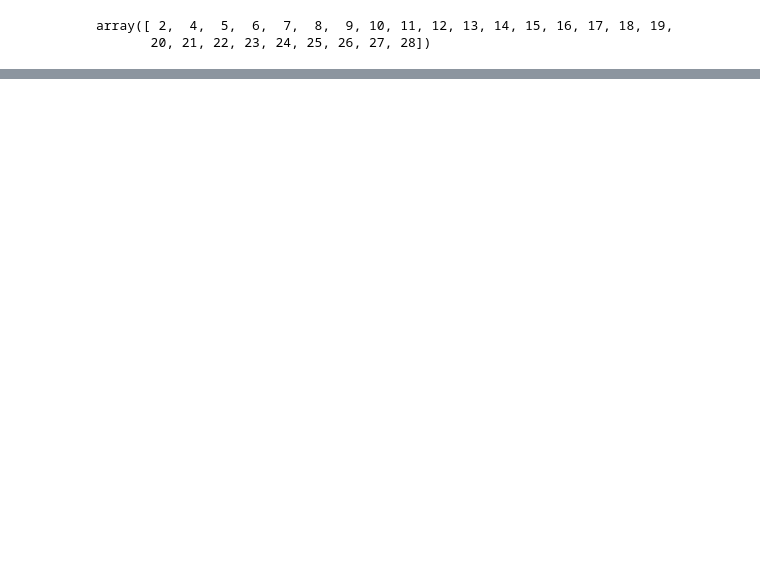
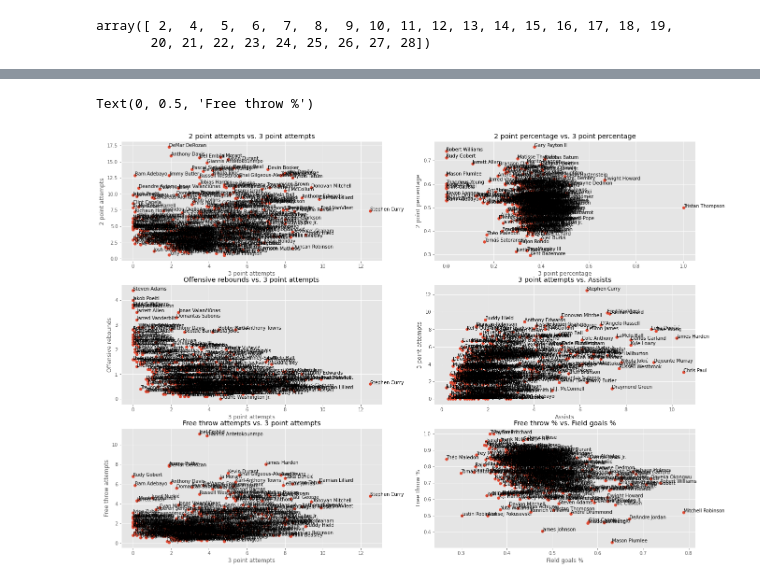
Before and after one commit to seher13/Nba, a Jupyter notebook: NBA_stats_2021_22_Web_scrapping.ipynb, the cells around one changed output, grey strips where cells are left out. Saved outputs shown, nothing was run; the diff lists cells and outputs as text; code cells hidden in the pictures; blank space fills up the shorter version.

```diff
--- a/NBA_stats_2021_22_Web_scrapping.ipynb
+++ b/NBA_stats_2021_22_Web_scrapping.ipynb
@@ -311,0 +396,56 @@ plt.show()
+# %%
+plt.style.use('ggplot')
+fig = plt.figure(figsize=(22,16))
+ax1 = fig.add_subplot(321)
+ax2 = fig.add_subplot(322)
+ax3 = fig.add_subplot(323)
+ax4 = fig.add_subplot(324)
+ax5 = fig.add_subplot(325)
+ax6 = fig.add_subplot(326)
+
+
+ax1.scatter(all['3PA'], all['2PA'])
+for i, txt in enumerate(all['Player']):
+  ax1.annotate(txt, (all.loc[i,'3PA'], all.loc[i,'2PA']))
+ax1.set_title('2 point attempts vs. 3 point attempts')
+ax1.set_xlabel('3 point attempts')
+ax1.set_ylabel('2 point attempts')
+
+ax2.scatter(all['3P%'], all['2P%'])
+for i, txt in enumerate(all['Player']):
+  ax2.annotate(txt, (all.loc[i,'3P%'], all.loc[i,'2P%']))
+ax2.set_title('2 point percentage vs. 3 point percentage')
+ax2.set_xlabel('3 point percentage')
+ax2.set_ylabel('2 point percentage')
+
+
+ax3.scatter(all['3PA'], all['ORB'])
+for i, txt in enumerate(all['Player']):
+  ax3.annotate(txt, (all.loc[i,'3PA'], all.loc[i,'ORB']))
+ax3.set_title('Offensive rebounds vs. 3 point attempts')
+ax3.set_xlabel('3 point attempts')
+ax3.set_ylabel('Offensive rebounds')
+
+ax4.scatter(all['AST'], all['3PA'])
+for i, txt in enumerate(all['Player']):
+  ax4.annotate(txt, (all.loc[i,'AST'], all.loc[i,'3PA']))
+ax4.set_title('3 point attempts vs. Assists')
+ax4.set_xlabel('Assists')
+ax4.set_ylabel('3 point attempts')
+
+ax5.scatter(all['3PA'], all['FTA'])
+for i, txt in enumerate(all['Player']):
+  ax5.annotate(txt, (all.loc[i,'3PA'], all.loc[i,'FTA']))
+ax5.set_title('Free throw attempts vs. 3 point attempts')
+ax5.set_xlabel('3 point attempts')
+ax5.set_ylabel('Free throw attempts')
+
+ax6.scatter(all['FG%'], all['FT%'])
+for i, txt in enumerate(all['Player']):
+  ax6.annotate(txt, (all.loc[i,'FG%'], all.loc[i,'FT%']))
+ax6.set_title('Free throw % vs. Field goals %')
+ax6.set_xlabel('Field goals %')
+ax6.set_ylabel('Free throw %')
+# %% [output]
+Text(0, 0.5, 'Free throw %')
+[figure, added]
```
Also changed, not shown: parts of 18 cells of this notebook.
